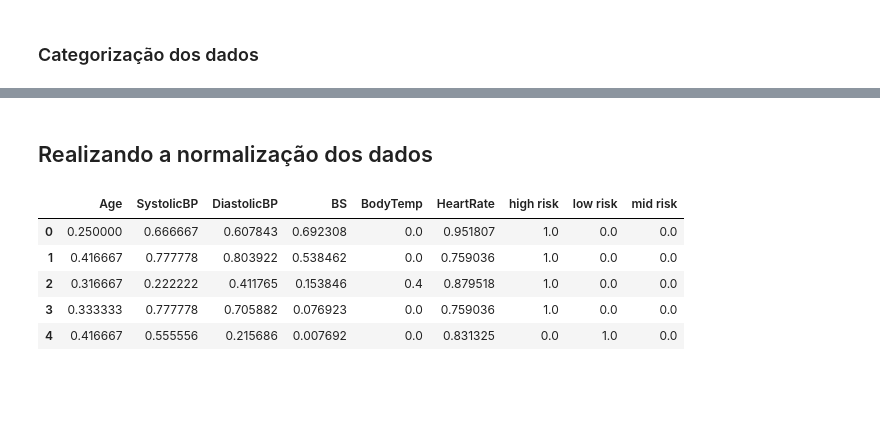
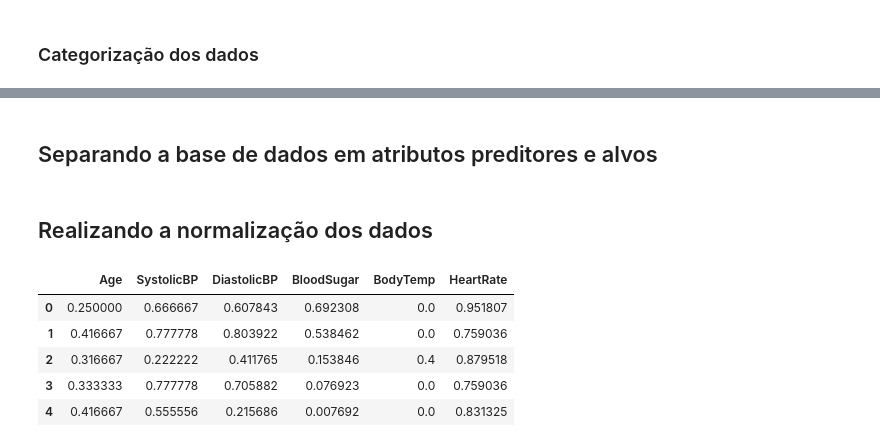
Before and after one commit to jo-alves01/rna-aa3, a Jupyter notebook: rna_mhr.ipynb, the cells around one changed output, grey strips where cells are left out. Saved outputs shown, nothing was run; the diff lists cells and outputs as text; code cells hidden in the pictures; blank space fills up the shorter version.

```diff
--- a/rna_mhr.ipynb
+++ b/rna_mhr.ipynb
@@ -225,16 +225,21 @@ mhr_dataset_final.head()
 | 2 | 29 | 90 | 70 | 8.0 | 100.0 | 80 | 1 | 0 | 0 |
 | 3 | 30 | 140 | 85 | 7.0 | 98.0 | 70 | 1 | 0 | 0 |
 | 4 | 35 | 120 | 60 | 6.1 | 98.0 | 76 | 0 | 1 | 0 |
+# %% [markdown]
+## Separando a base de dados em atributos preditores e alvos
+# %%
+X = mhr_dataset_final.drop(columns=["high risk","low risk","mid risk"],axis=1)
+y = mhr_dataset_final[["high risk","low risk","mid risk"]]
 # %% [markdown]
 ## Realizando a normalização dos dados
 # %%
-mhr_dataset_norm = (mhr_dataset_final - mhr_dataset_final.min(axis=0)) / (mhr_dataset_final.max(axis=0) - mhr_dataset_final.min(axis=0))
+X_norm = (X - X.min(axis=0)) / (X.max(axis=0) - X.min(axis=0))
 
-mhr_dataset_norm.head()
+X_norm.head()
 # %% [output]
-|  | Age | SystolicBP | DiastolicBP | BS | BodyTemp | HeartRate | high risk | low risk | mid risk |
-| 0 | 0.250000 | 0.666667 | 0.607843 | 0.692308 | 0.0 | 0.951807 | 1.0 | 0.0 | 0.0 |
-| 1 | 0.416667 | 0.777778 | 0.803922 | 0.538462 | 0.0 | 0.759036 | 1.0 | 0.0 | 0.0 |
-| 2 | 0.316667 | 0.222222 | 0.411765 | 0.153846 | 0.4 | 0.879518 | 1.0 | 0.0 | 0.0 |
-| 3 | 0.333333 | 0.777778 | 0.705882 | 0.076923 | 0.0 | 0.759036 | 1.0 | 0.0 | 0.0 |
-| 4 | 0.416667 | 0.555556 | 0.215686 | 0.007692 | 0.0 | 0.831325 | 0.0 | 1.0 | 0.0 |
+|  | Age | SystolicBP | DiastolicBP | BloodSugar | BodyTemp | HeartRate |
+| 0 | 0.250000 | 0.666667 | 0.607843 | 0.692308 | 0.0 | 0.951807 |
+| 1 | 0.416667 | 0.777778 | 0.803922 | 0.538462 | 0.0 | 0.759036 |
+| 2 | 0.316667 | 0.222222 | 0.411765 | 0.153846 | 0.4 | 0.879518 |
+| 3 | 0.333333 | 0.777778 | 0.705882 | 0.076923 | 0.0 | 0.759036 |
+| 4 | 0.416667 | 0.555556 | 0.215686 | 0.007692 | 0.0 | 0.831325 |
```
Also changed, not shown: parts of 1 cell of this notebook.
